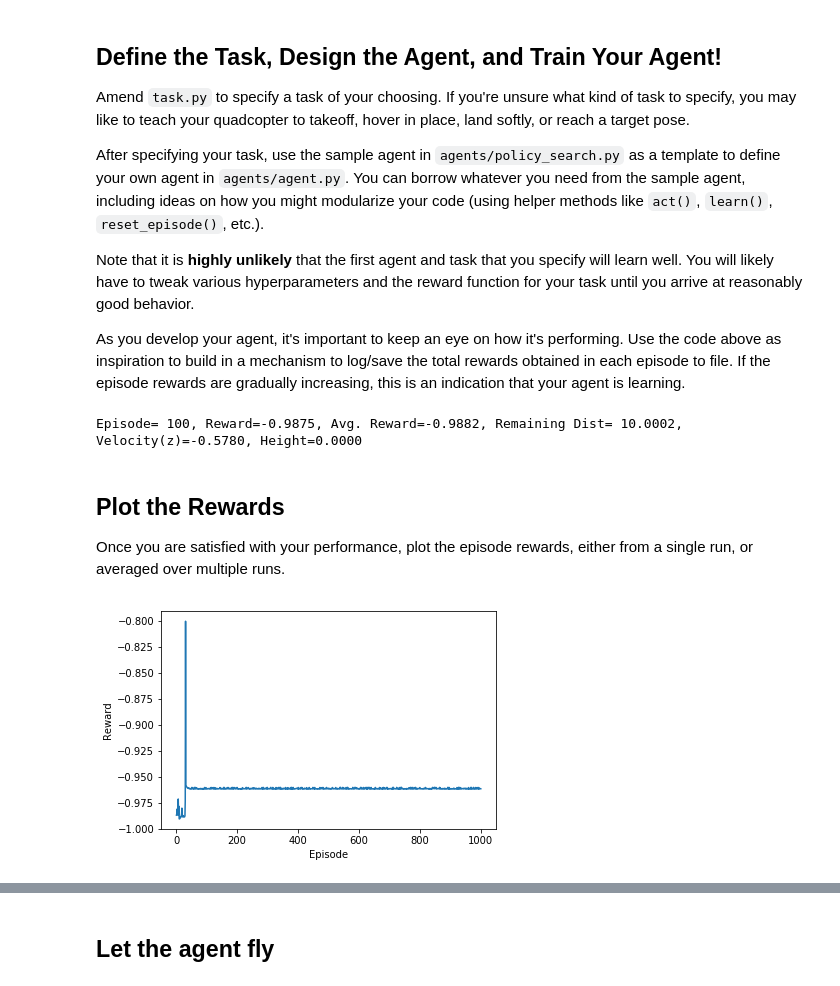
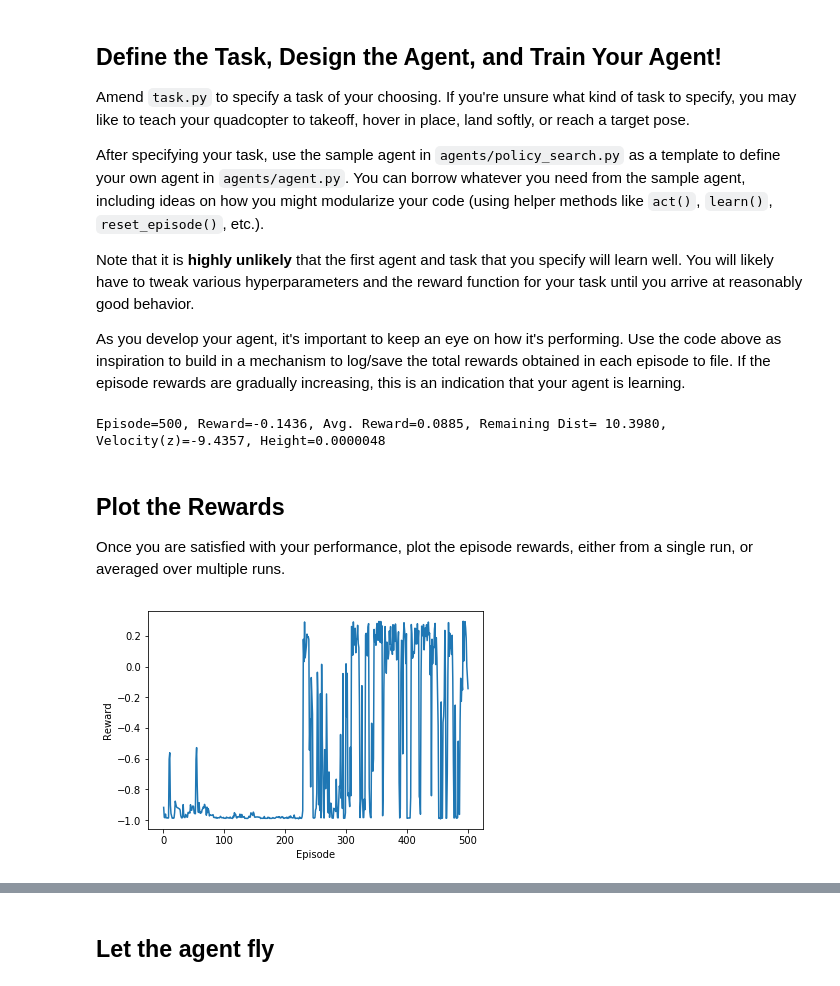
Before and after one commit to fatmirboja/RL-Quadcopter-2, a Jupyter notebook: Quadcopter_Project.ipynb, the cells around one changed output, grey strips where cells are left out. Saved outputs shown, nothing was run; the diff lists cells and outputs as text; code cells hidden in the pictures.

```diff
--- a/Quadcopter_Project.ipynb
+++ b/Quadcopter_Project.ipynb
@@ -286,9 +286,9 @@ As you develop your agent, it's important to keep an eye on how it's performing.
 # %%
 from agents.agent import DDPG
 
-num_episodes = 100
-runtime = 5.                                     # time limit of the episode
-init_pos = np.array([0., 0., 0., 0., 0., 0.])  # initial pose
+num_episodes = 500
+runtime = 5.                                      # time limit of the episode
+init_pos = np.array([0., 0., 0., 0., 0., 0.])    # initial pose
 target_pos = np.array([0., 0., 10.])             # target pose
 init_velocities = np.array([0., 0., 0.])         # initial velocities
 init_angle_velocities = np.array([0., 0., 0.])   # initial angle velocities
@@ -320,17 +320,17 @@ for i_episode in range(1, num_episodes+1):
             if best_reward is None or mean_reward > best_reward:
                 best_reward = mean_reward
 
-            print("\rEpisode={:4d}, Reward={:.4f}, Avg. Reward={:.4f}, Remaining Dist= {:.4f}, Velocity(z)={:.4f}, Height={:.4f}".format(
+            print("\rEpisode={}, Reward={:.4f}, Avg. Reward={:.4f}, Remaining Dist= {:.4f}, Velocity(z)={:.4f}, Height={:.4f}".format(
                 i_episode, mean_reward, mean_of_last_10_episodes, *task.get_flight_parameters()),  end="")
             break
     sys.stdout.flush()
 # %% [output]
-Episode= 100, Reward=-0.9875, Avg. Reward=-0.9882, Remaining Dist= 10.0002, Velocity(z)=-0.5780, Height=0.0000
+Episode=500, Reward=-0.1436, Avg. Reward=0.0885, Remaining Dist= 10.3980, Velocity(z)=-9.4357, Height=0.0000048
 # %% [markdown]
 ## Plot the Rewards
 
 Once you are satisfied with your performance, plot the episode rewards, either from a single run, or averaged over multiple runs.
-# %%
-plot_rewards(num_episodes, mean_rewards)
-# %% [output]
-[figure, removed]
+# %%
+plot_rewards(rewards, 'Reward')
+# %% [output]
+[figure, added]
```
Also changed, not shown: parts of 10 cells of this notebook, 3 other files.
